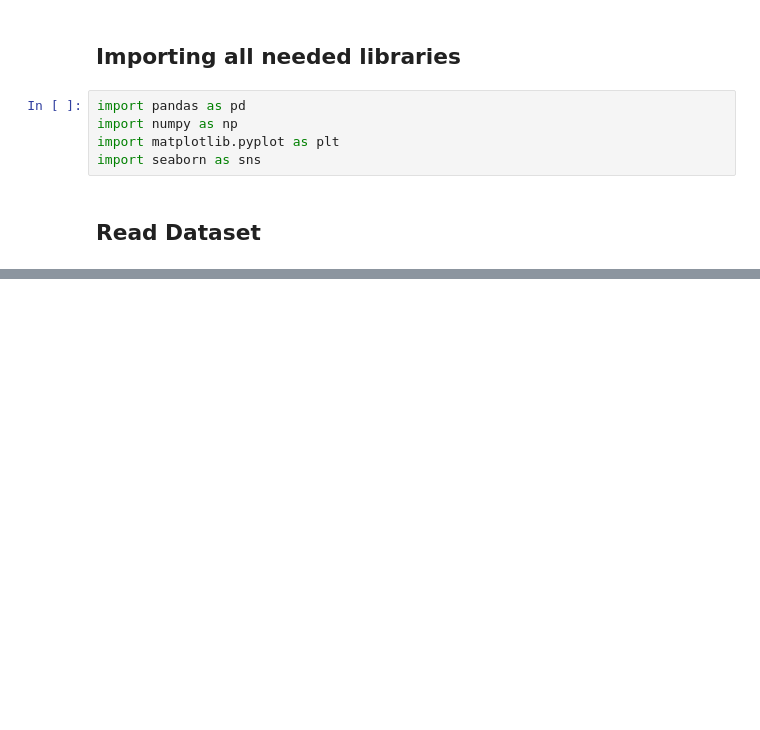
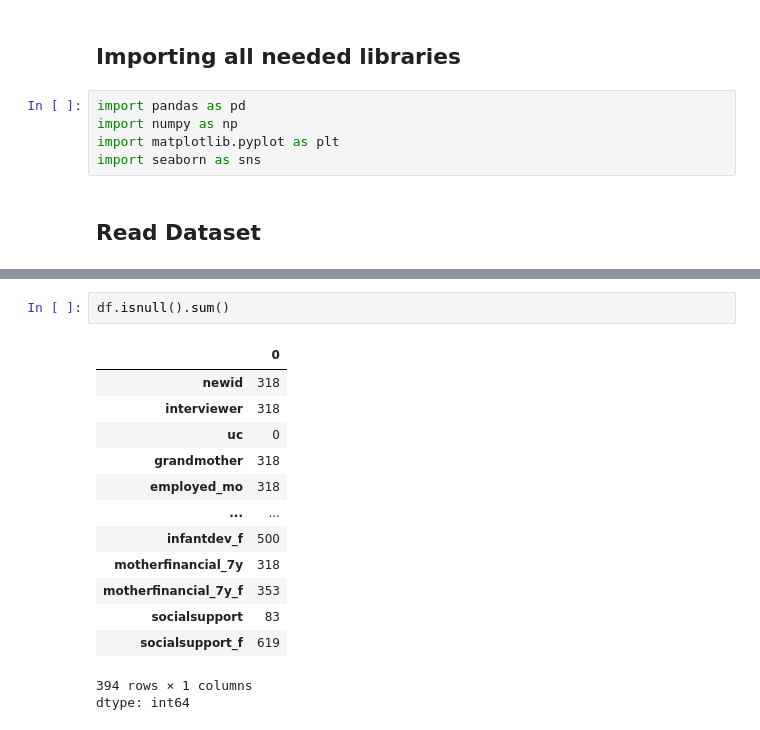
Before and after one commit to Armina101/Postpartum-depression-prediction-model, a Jupyter notebook: postpartum_depression_prediction.ipynb, the cells around one changed output, grey strips where cells are left out. Saved outputs shown, nothing was run; the diff lists cells and outputs as text; blank space fills up the shorter version.

```diff
--- a/postpartum_depression_prediction.ipynb
+++ b/postpartum_depression_prediction.ipynb
@@ -29,0 +50,17 @@ pd.read_csv('https://raw.githubusercontent.com/Armina101/Postpartum-depression-p
+# %%
+df.isnull().sum()
+# %% [output]
+|  | 0 |
+| newid | 318 |
+| interviewer | 318 |
+| uc | 0 |
+| grandmother | 318 |
+| employed_mo | 318 |
+| ... | ... |
+| infantdev_f | 500 |
+| motherfinancial_7y | 318 |
+| motherfinancial_7y_f | 353 |
+| socialsupport | 83 |
+| socialsupport_f | 619 |
+394 rows × 1 columns
+dtype: int64
```
Also changed, not shown: parts of 8 cells of this notebook.
